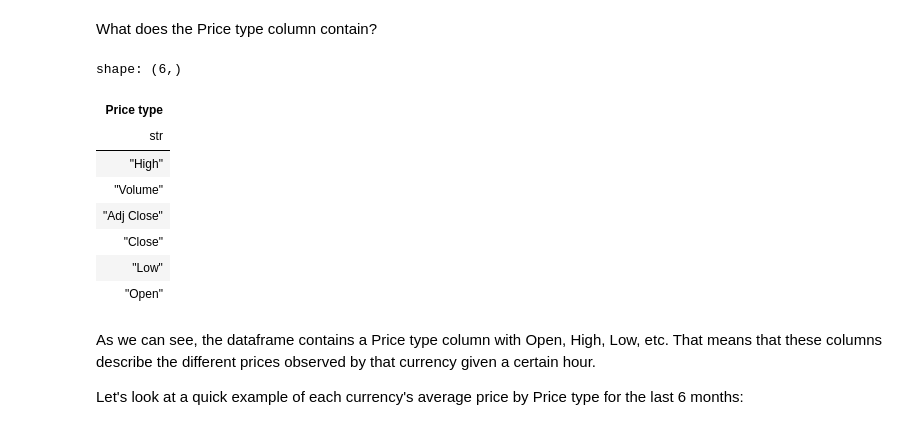
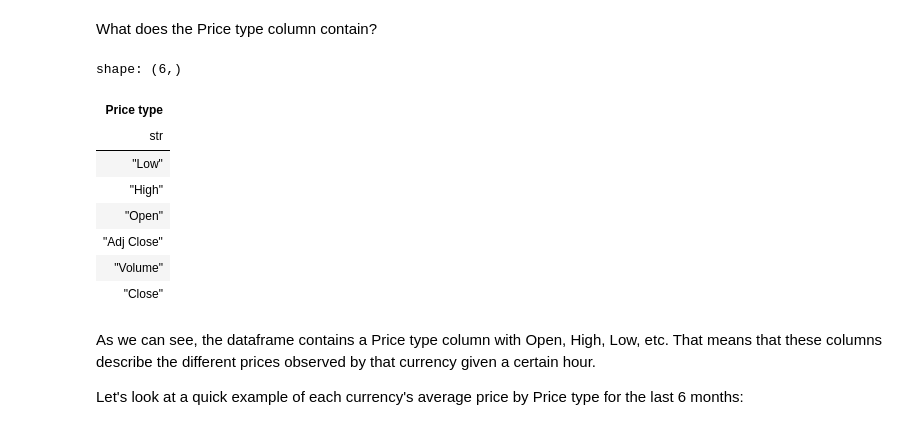
Before and after one commit to nogibjj/JCB_project1, a Jupyter notebook: src/yf_currencies_nb.ipynb, the cells around one changed output. Cells and saved outputs as stored; diff of their text form; code cells hidden in the pictures.

```diff
--- a/src/yf_currencies_nb.ipynb
+++ b/src/yf_currencies_nb.ipynb
@@ -39,17 +39,17 @@ shape: (5, 5)
 # %% [markdown]
 What does the Price type column contain?
 # %%
-prices['Price type'].unique()
+print(prices['Price type'].unique())
 # %% [output]
 shape: (6,)
 | Price type |
 | str |
+| "Low" |
 | "High" |
+| "Open" |
+| "Adj Close" |
 | "Volume" |
-| "Adj Close" |
 | "Close" |
-| "Low" |
-| "Open" |
 # %% [markdown]
 As we can see, the dataframe contains a Price type column with Open, High, Low, etc.
 That means that these columns describe the different prices observed by that currency given a certain hour.
```
Also changed, not shown: parts of 4 cells of this notebook, 4 other files.
